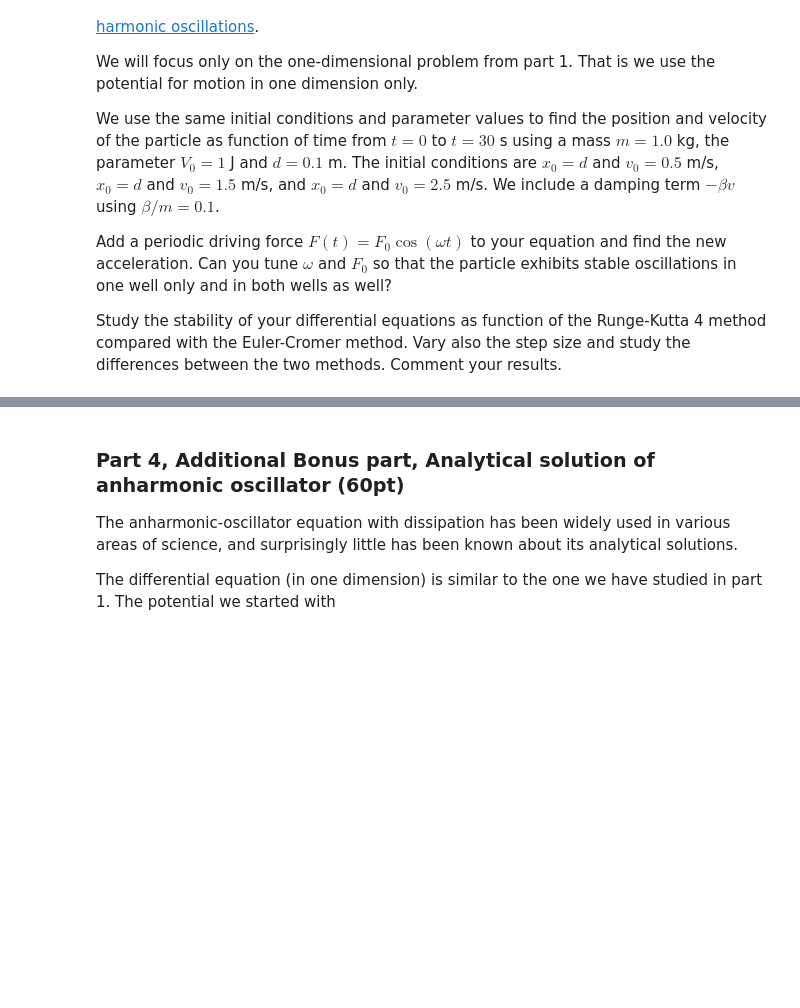
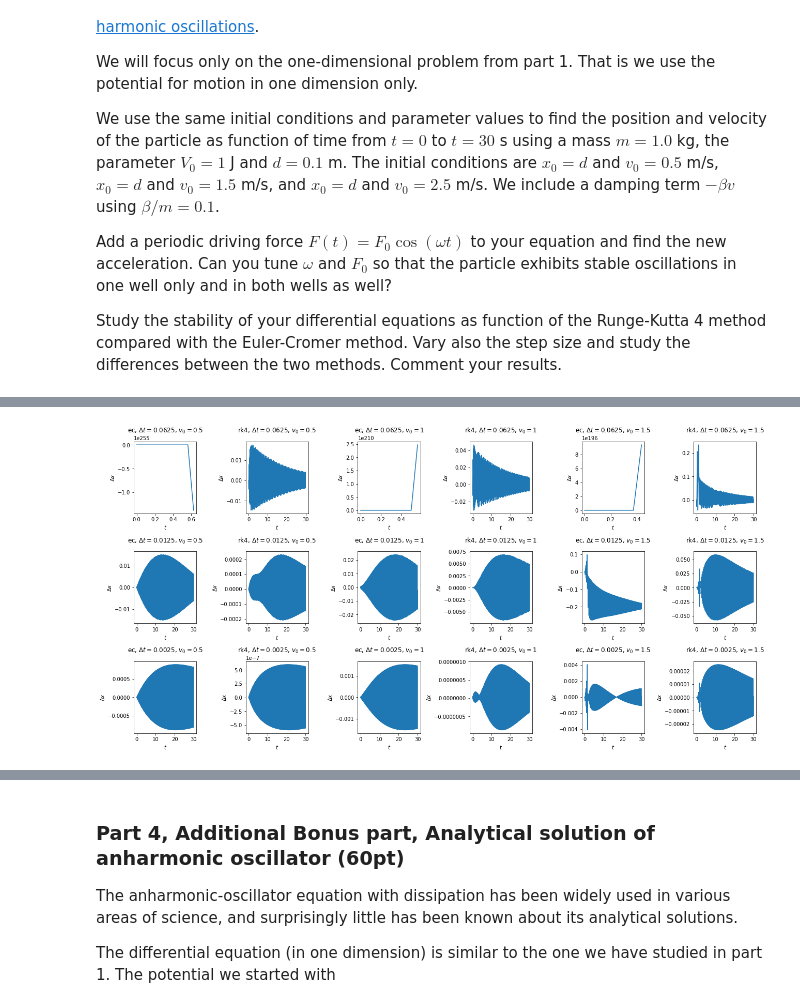
Before and after one commit to hadi41/PHY_321_Midterm_1, a Jupyter notebook: Main_file.ipynb, the cells around one changed output, grey strips where cells are left out. Drawn from its saved outputs; the diff is of its cells as text; code cells hidden in the pictures; blank space fills up the shorter version.

```diff
--- a/Main_file.ipynb
+++ b/Main_file.ipynb
@@ -593,0 +620,46 @@ ax[0,2].set_title('motion in 2-d space for v0=2.5 m/s')
+# %%
+m = 1
+V0 = 1
+d = 0.1
+beta = 0.1 * m
+x0 = d
+v0_list = [0.5,1,1.5]
+
+fig, ax = plt.subplots(3,6,figsize = (18,9))
+
+F0 = 0
+omega = 0
+
+t_benchmark = np.arange(0,30,0.0005)
+DeltaT_list = [0.0625,0.0125,0.0025]
+
+for j in range(0,3):
+    v0 = v0_list[j]
+    x_benchmark_ec, v_benchmark_ec = euler_cromer(a_driven,x0,v0,t_benchmark,[m,V0,d,beta,F0,omega])
+    x_benchmark_rk4, v_benchmark_rk4 = runge_kutta4(a_driven,x0,v0,t_benchmark,[m,V0,d,beta,F0,omega])
+    for i in range(0,3):
+        t = np.arange(0,30,DeltaT_list[i])
+
+        x_ec, v_ec = euler_cromer(a_driven,x0,v0,t,[m,V0,d,beta,F0,omega])
+        x_rk4, v_rk4 = runge_kutta4(a_driven,x0,v0,t,[m,V0,d,beta,F0,omega])
+
+        multiple = int(len(x_benchmark_ec)/len(x_ec))
+
+        deletion_array = np.arange(0, x_benchmark_ec.size, 1)
+        deletion_array = np.delete(deletion_array, np.arange(0, x_benchmark_ec.size, multiple))
+
+        x_benchmark_ec_shrunk = np.delete(x_benchmark_ec, deletion_array)
+        x_benchmark_rk4_shrunk = np.delete(x_benchmark_rk4, deletion_array)
+
+        ax[i,2*j].plot(t,x_ec-x_benchmark_ec_shrunk)
+        ax[i,2*j].set_title(r'ec, $\Delta t=$'+str(DeltaT_list[i])+r', $v_0 =$'+str(v0),y=1.08)
+        ax[i,2*j].set_ylabel(r'$\Delta x$')
+        ax[i,2*j].set_xlabel(r'$t$')
+        ax[i,2*j+1].plot(t,x_rk4-x_benchmark_rk4_shrunk)
+        ax[i,2*j+1].set_title(r'rk4, $\Delta t=$'+str(DeltaT_list[i])+r', $v_0 =$'+str(v0),y=1.08)
+        ax[i,2*j+1].set_ylabel(r'$\Delta x$')
+        ax[i,2*j+1].set_xlabel(r'$t$')
+
+plt.tight_layout()
+# %% [output]
+[figure, added]
```
Also changed, not shown: parts of 22 cells of this notebook.
